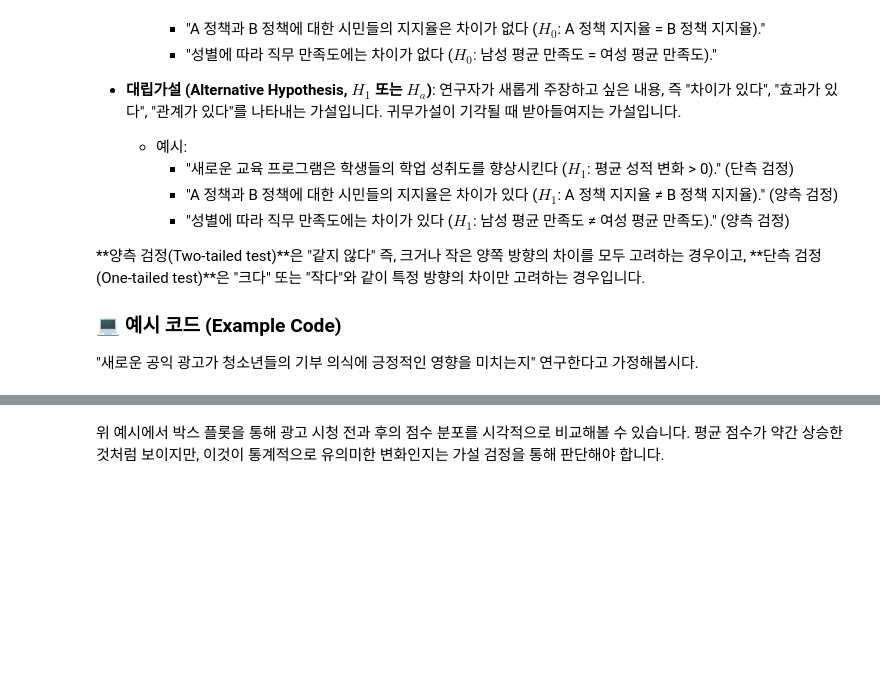
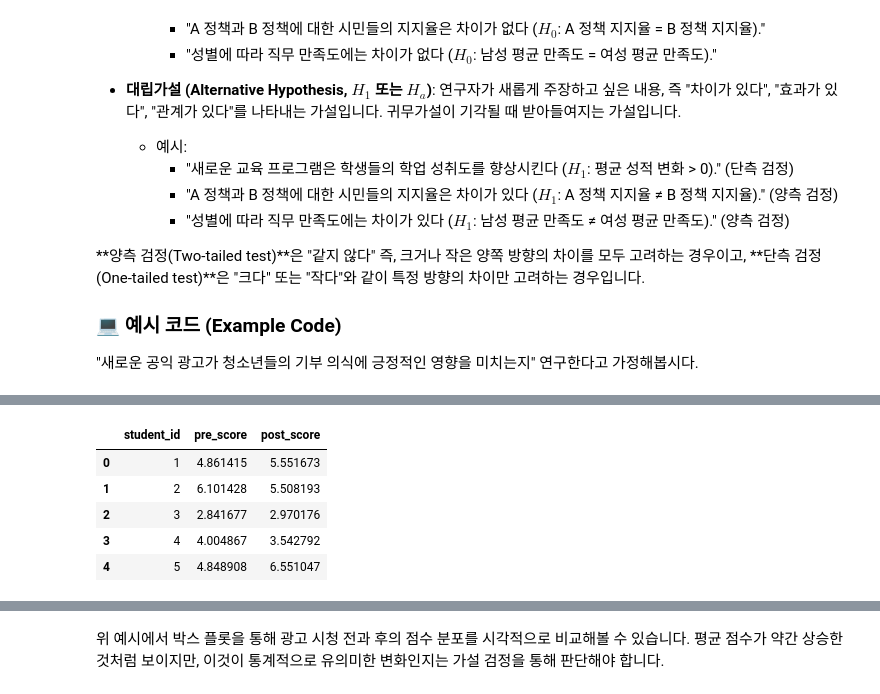
Before and after one commit to dandacompany/star_track_python, a Jupyter notebook: 0604/Python_Statistic_Analytics_Practice_Part5.ipynb, the cells around one changed output, grey strips where cells are left out. Saved outputs shown, nothing was run; the diff lists cells and outputs as text; code cells hidden in the pictures; blank space fills up the shorter version.

```diff
--- a/0604/Python_Statistic_Analytics_Practice_Part5.ipynb
+++ b/0604/Python_Statistic_Analytics_Practice_Part5.ipynb
@@ -191,0 +201,14 @@ print(f"\n점수 변화 평균: {df_campaign['score_change'].mean():.2f}")
+# %%
+df_campaign = pd.DataFrame({
+    'student_id': range(1, sample_size + 1),
+    'pre_score': pre_campaign_scores,
+    'post_score': post_campaign_scores
+})
+df_campaign.head()
+# %% [output]
+|  | student_id | pre_score | post_score |
+| 0 | 1 | 4.861415 | 5.551673 |
+| 1 | 2 | 6.101428 | 5.508193 |
+| 2 | 3 | 2.841677 | 2.970176 |
+| 3 | 4 | 4.004867 | 3.542792 |
+| 4 | 5 | 4.848908 | 6.551047 |
```
Also changed, not shown: parts of 17 cells of this notebook, 5 other files.
